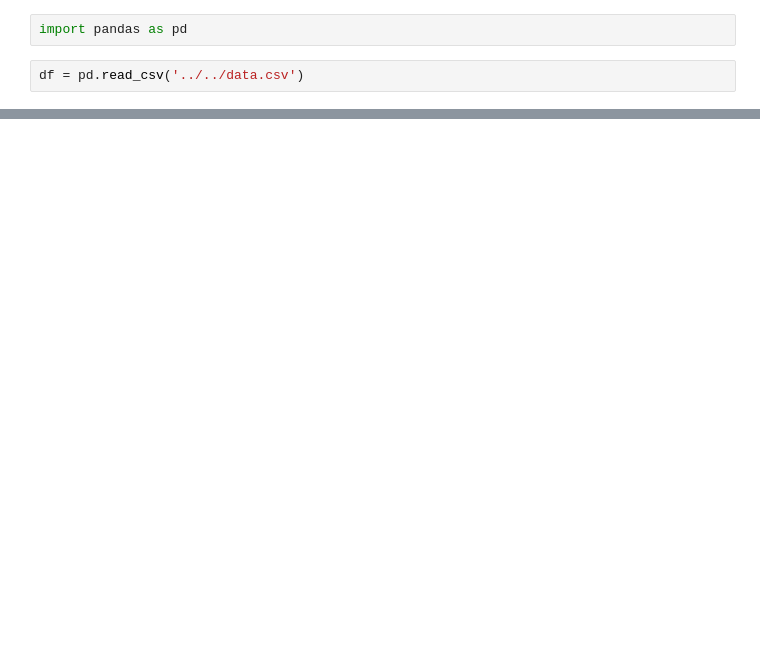
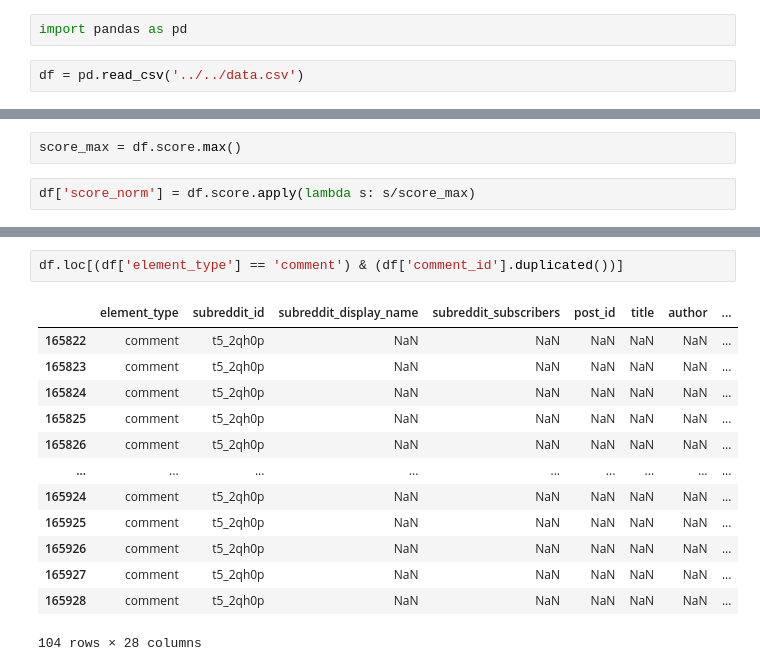
Before and after one commit to noisecape/trend-finder, a Jupyter notebook: src/notebooks/visualise_comments_posts.ipynb, the cells around one changed output, grey strips where cells are left out. Saved outputs shown, nothing was run; the diff lists cells and outputs as text; blank space fills up the shorter version.

```diff
--- a/src/notebooks/visualise_comments_posts.ipynb
+++ b/src/notebooks/visualise_comments_posts.ipynb
@@ -20,0 +38,4 @@ df
+# %%
+score_max = df.score.max()
+# %%
+df['score_norm'] = df.score.apply(lambda s: s/score_max)
@@ -20,0 +92,16 @@ df
+# %%
+df.loc[(df['element_type'] == 'comment') & (df['comment_id'].duplicated())]
+# %% [output]
+|  | element_type | subreddit_id | subreddit_display_name | subreddit_subscribers | post_id | title | author | ... |
+| 165822 | comment | t5_2qh0p | NaN | NaN | NaN | NaN | NaN | ... |
+| 165823 | comment | t5_2qh0p | NaN | NaN | NaN | NaN | NaN | ... |
+| 165824 | comment | t5_2qh0p | NaN | NaN | NaN | NaN | NaN | ... |
+| 165825 | comment | t5_2qh0p | NaN | NaN | NaN | NaN | NaN | ... |
+| 165826 | comment | t5_2qh0p | NaN | NaN | NaN | NaN | NaN | ... |
+| ... | ... | ... | ... | ... | ... | ... | ... | ... |
+| 165924 | comment | t5_2qh0p | NaN | NaN | NaN | NaN | NaN | ... |
+| 165925 | comment | t5_2qh0p | NaN | NaN | NaN | NaN | NaN | ... |
+| 165926 | comment | t5_2qh0p | NaN | NaN | NaN | NaN | NaN | ... |
+| 165927 | comment | t5_2qh0p | NaN | NaN | NaN | NaN | NaN | ... |
+| 165928 | comment | t5_2qh0p | NaN | NaN | NaN | NaN | NaN | ... |
+104 rows × 28 columns
```
Also changed, not shown: parts of 24 cells of this notebook, 2 other files.
